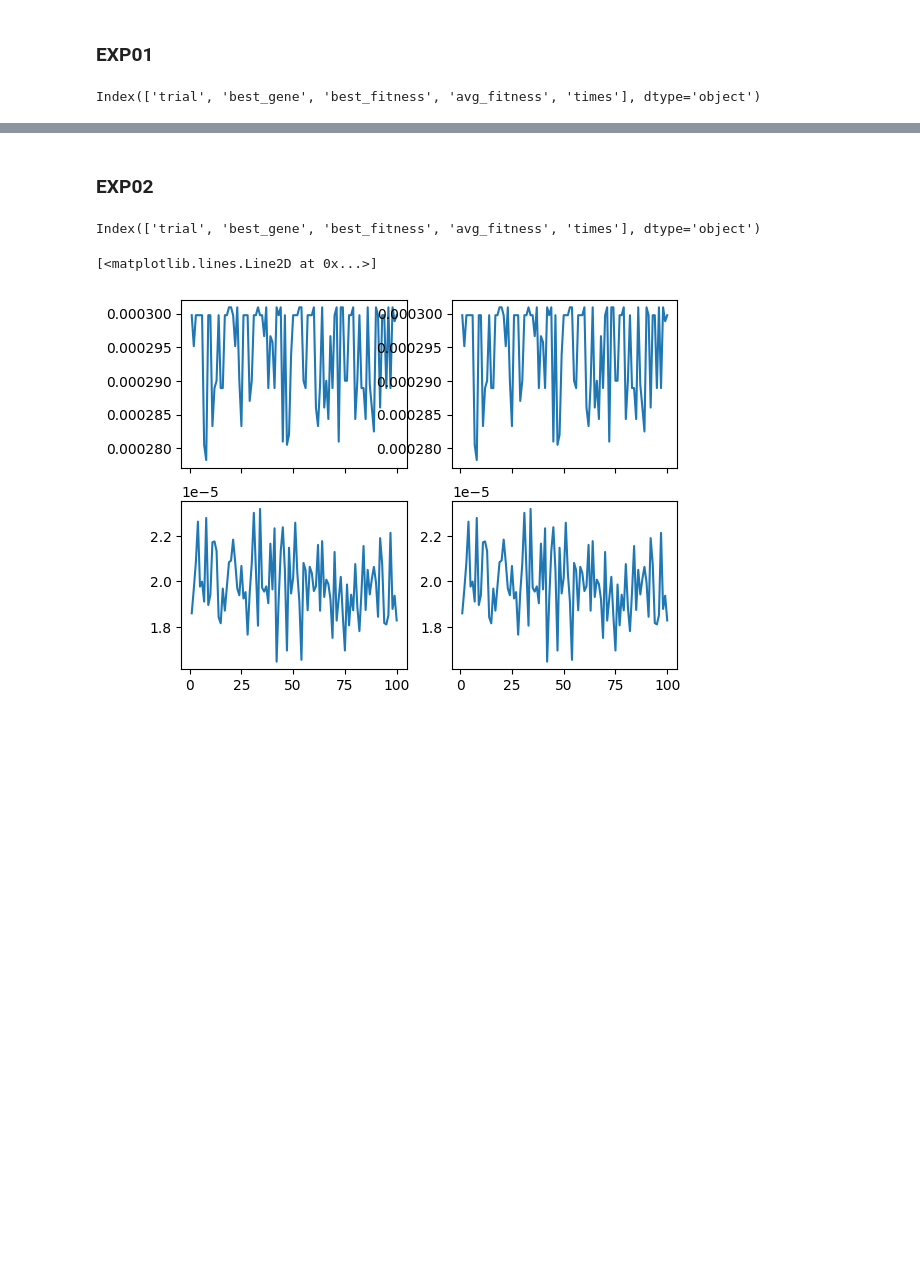
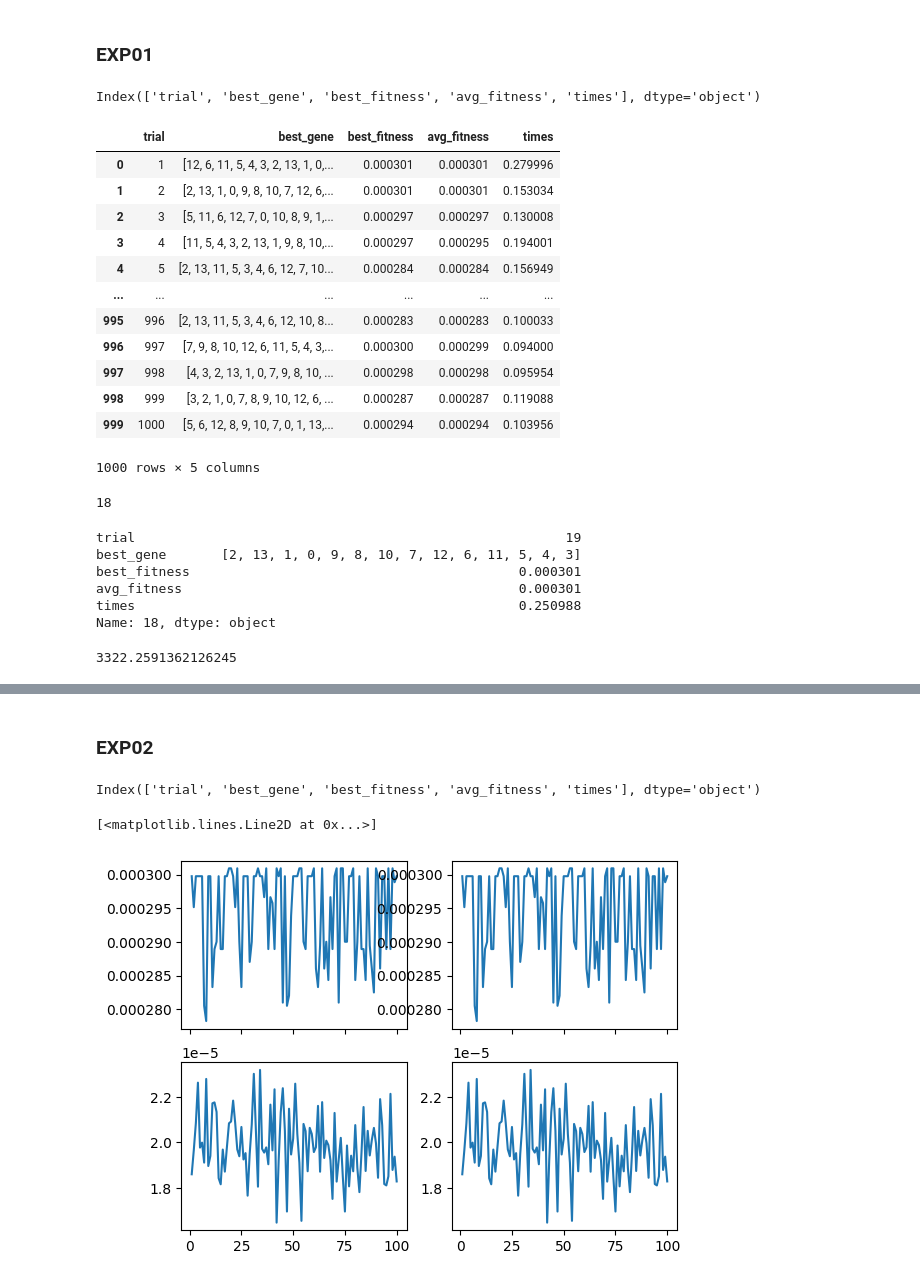
Before and after one commit to thatbeer/Nature_inspired, a Jupyter notebook: project01.1/test_spectre.ipynb, the cells around one changed output, grey strips where cells are left out. Cells and saved outputs as stored; diff of their text form; code cells hidden in the pictures; blank space fills up the shorter version.

```diff
--- a/project01.1/test_spectre.ipynb
+++ b/project01.1/test_spectre.ipynb
@@ -27,3 +33,36 @@ df2 = pd.read_csv(os.path.join(brazil,file_name))
 df1.columns
 # %% [output]
 Index(['trial', 'best_gene', 'best_fitness', 'avg_fitness', 'times'], dtype='object')
+# %%
+df1
+# %% [output]
+|  | trial | best_gene | best_fitness | avg_fitness | times |
+| 0 | 1 | [12, 6, 11, 5, 4, 3, 2, 13, 1, 0,... | 0.000301 | 0.000301 | 0.279996 |
+| 1 | 2 | [2, 13, 1, 0, 9, 8, 10, 7, 12, 6,... | 0.000301 | 0.000301 | 0.153034 |
+| 2 | 3 | [5, 11, 6, 12, 7, 0, 10, 8, 9, 1,... | 0.000297 | 0.000297 | 0.130008 |
+| 3 | 4 | [11, 5, 4, 3, 2, 13, 1, 9, 8, 10,... | 0.000297 | 0.000295 | 0.194001 |
+| 4 | 5 | [2, 13, 11, 5, 3, 4, 6, 12, 7, 10... | 0.000284 | 0.000284 | 0.156949 |
+| ... | ... | ... | ... | ... | ... |
+| 995 | 996 | [2, 13, 11, 5, 3, 4, 6, 12, 10, 8... | 0.000283 | 0.000283 | 0.100033 |
+| 996 | 997 | [7, 9, 8, 10, 12, 6, 11, 5, 4, 3,... | 0.000300 | 0.000299 | 0.094000 |
+| 997 | 998 | [4, 3, 2, 13, 1, 0, 7, 9, 8, 10, ... | 0.000298 | 0.000298 | 0.095954 |
+| 998 | 999 | [3, 2, 1, 0, 7, 8, 9, 10, 12, 6, ... | 0.000287 | 0.000287 | 0.119088 |
+| 999 | 1000 | [5, 6, 12, 8, 9, 10, 7, 0, 1, 13,... | 0.000294 | 0.000294 | 0.103956 |
+1000 rows × 5 columns
+# %%
+df1['best_fitness'].idxmax()
+# %% [output]
+18
+# %%
+df1.iloc[18,:]
+# %% [output]
+trial                                                       19
+best_gene       [2, 13, 1, 0, 9, 8, 10, 7, 12, 6, 11, 5, 4, 3]
+best_fitness                                          0.000301
+avg_fitness                                           0.000301
+times                                                 0.250988
+Name: 18, dtype: object
+# %%
+1/0.000301
+# %% [output]
+3322.2591362126245
```
Also changed, not shown: parts of 8 cells of this notebook, 17 other files.
